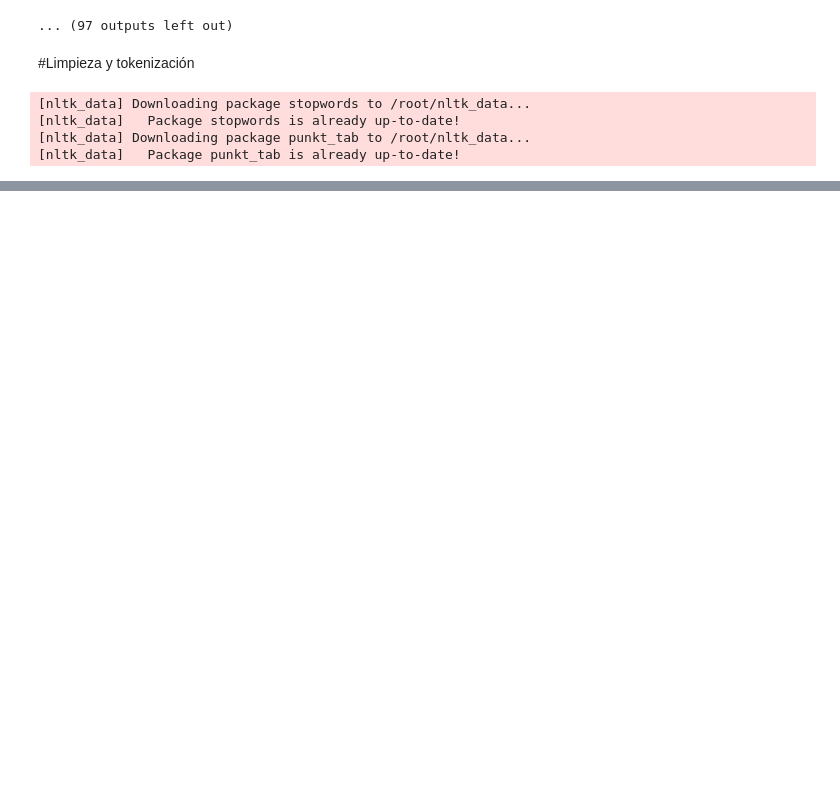
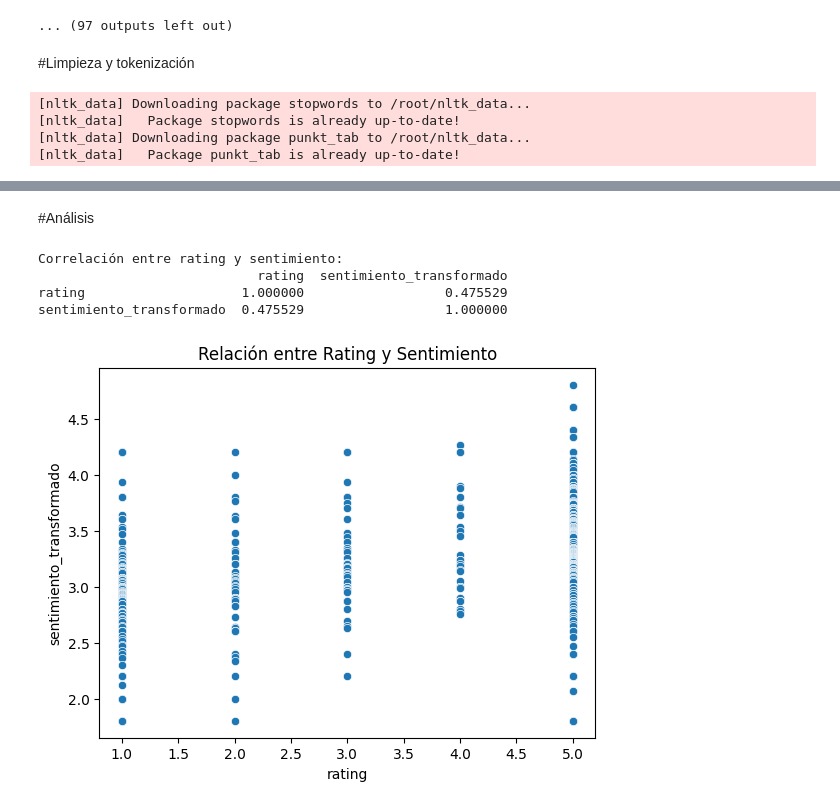
Before and after one commit to christiangarza1505813/PCD, a Jupyter notebook: Tarea_2.ipynb, the cells around one changed output, grey strips where cells are left out. Cells and saved outputs as stored; diff of their text form; code cells hidden in the pictures; blank space fills up the shorter version.

```diff
--- a/Tarea_2.ipynb
+++ b/Tarea_2.ipynb
@@ -291,10 +310,0 @@ df_merge.head()
-# %%
-def ajustar_sentimiento(x):
-    x = round(x, 1)  # Redondear a un decimal
-    return 1 if x < 1 else x  # Si es mayor a 1, devolver 1; si no, el valor original
-
-# Aplicar la función a la columna 'sentimiento'
-df_merge['sentimiento'] = df_merge['sentimiento'].apply(ajustar_sentimiento)
-
-# Mostrar el DataFrame actualizado
-print(df_merge)
@@ -319,0 +331,2 @@ array([4.5, 4. , 3.5, 3.3, 3. , 2.9, 2.8, 2.7, 2.6, 2.5, 2.4, 2.3, 2.2,
+# %% [markdown]
+#Análisis
@@ -319,0 +336,18 @@ array([4.5, 4. , 3.5, 3.3, 3. , 2.9, 2.8, 2.7, 2.6, 2.5, 2.4, 2.3, 2.2,
+# %%
+
+
+# Calcular y mostrar correlación
+correlation = df_merge[['rating', 'sentimiento_transformado']].corr()
+print("Correlación entre rating y sentimiento:")
+print(correlation)
+
+# Diagrama de dispersión
+sns.scatterplot(data=df_merge, x='rating', y='sentimiento_transformado')
+plt.title('Relación entre Rating y Sentimiento')
+plt.show()
+# %% [output]
+Correlación entre rating y sentimiento:
+                            rating  sentimiento_transformado
+rating                    1.000000                  0.475529
+sentimiento_transformado  0.475529                  1.000000
+[figure, added]
```
Also changed, not shown: parts of 15 cells of this notebook.
